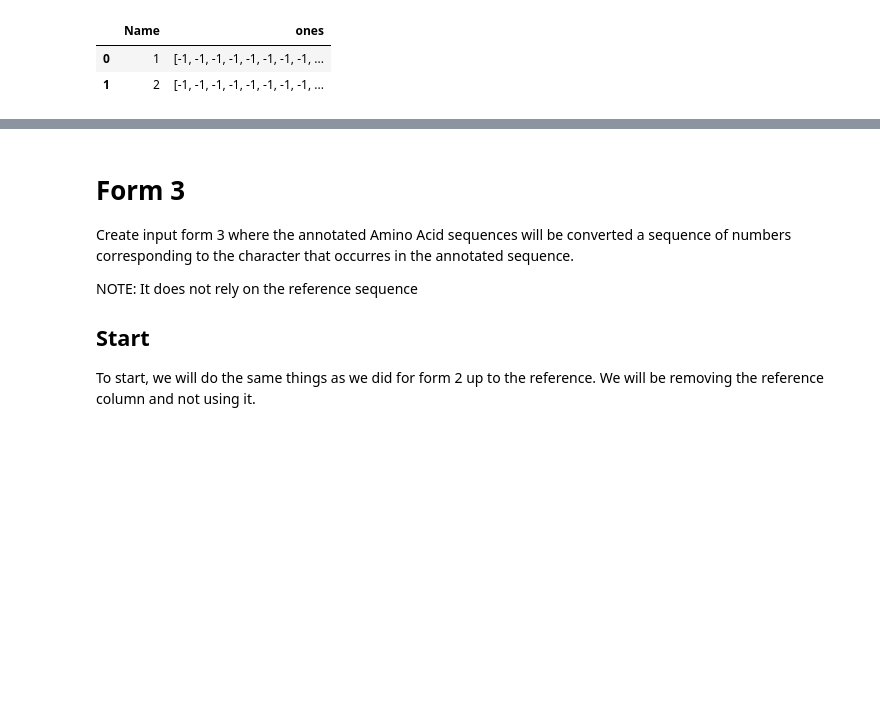
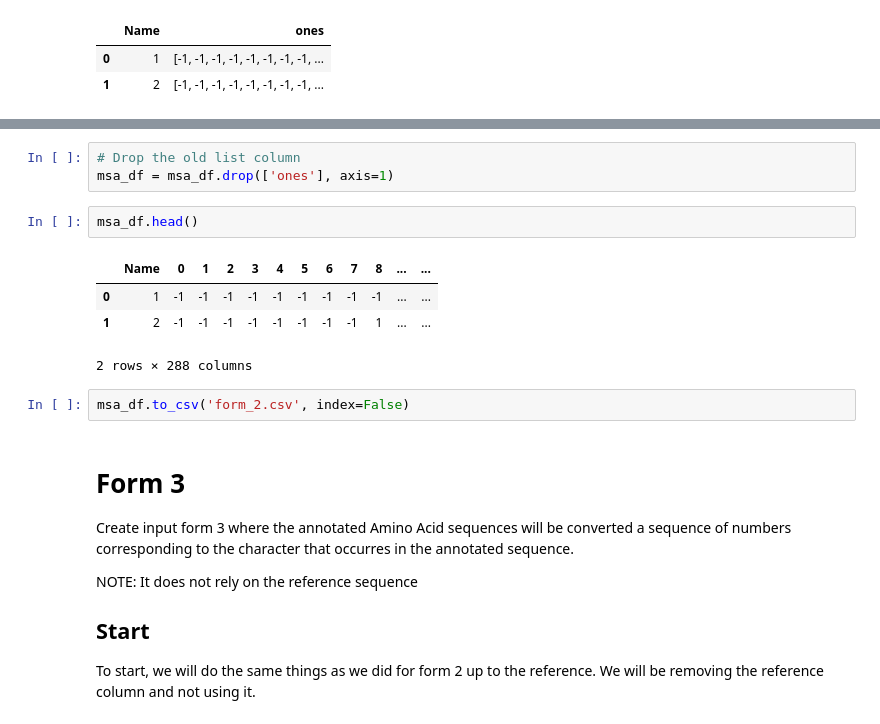
Before and after one commit to 14corman/mic-pred-feat-select, a Jupyter notebook: notebooks/data_processing.ipynb, the cells around one changed output, grey strips where cells are left out. Drawn from its saved outputs; the diff is of its cells as text; blank space fills up the shorter version.

```diff
--- a/notebooks/data_processing.ipynb
+++ b/notebooks/data_processing.ipynb
@@ -291,3 +351,15 @@ pd.read_csv('form_2.csv').head()
+# %%
+# Drop the old list column
+msa_df = msa_df.drop(['ones'], axis=1)
+# %%
+msa_df.head()
+# %% [output]
+|  | Name | 0 | 1 | 2 | 3 | 4 | 5 | 6 | 7 | 8 | ... | ... |
+| 0 | 1 | -1 | -1 | -1 | -1 | -1 | -1 | -1 | -1 | -1 | ... | ... |
+| 1 | 2 | -1 | -1 | -1 | -1 | -1 | -1 | -1 | -1 | 1 | ... | ... |
+2 rows × 288 columns
+# %%
+msa_df.to_csv('form_2.csv', index=False)
 # %% [markdown]
 # Form 3
 Create input form 3 where the annotated Amino Acid sequences will be converted a sequence of numbers corresponding to the character that occurres in the annotated sequence.
```
Also changed, not shown: parts of 19 cells of this notebook, 8 other files.
